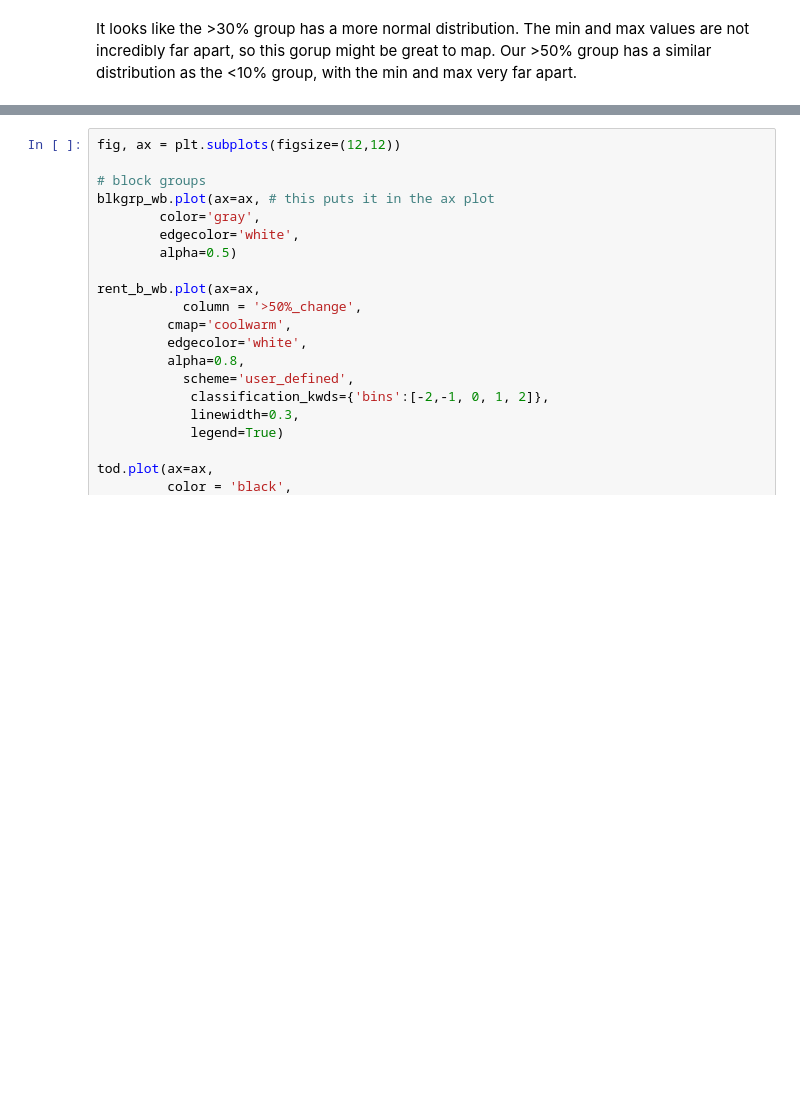
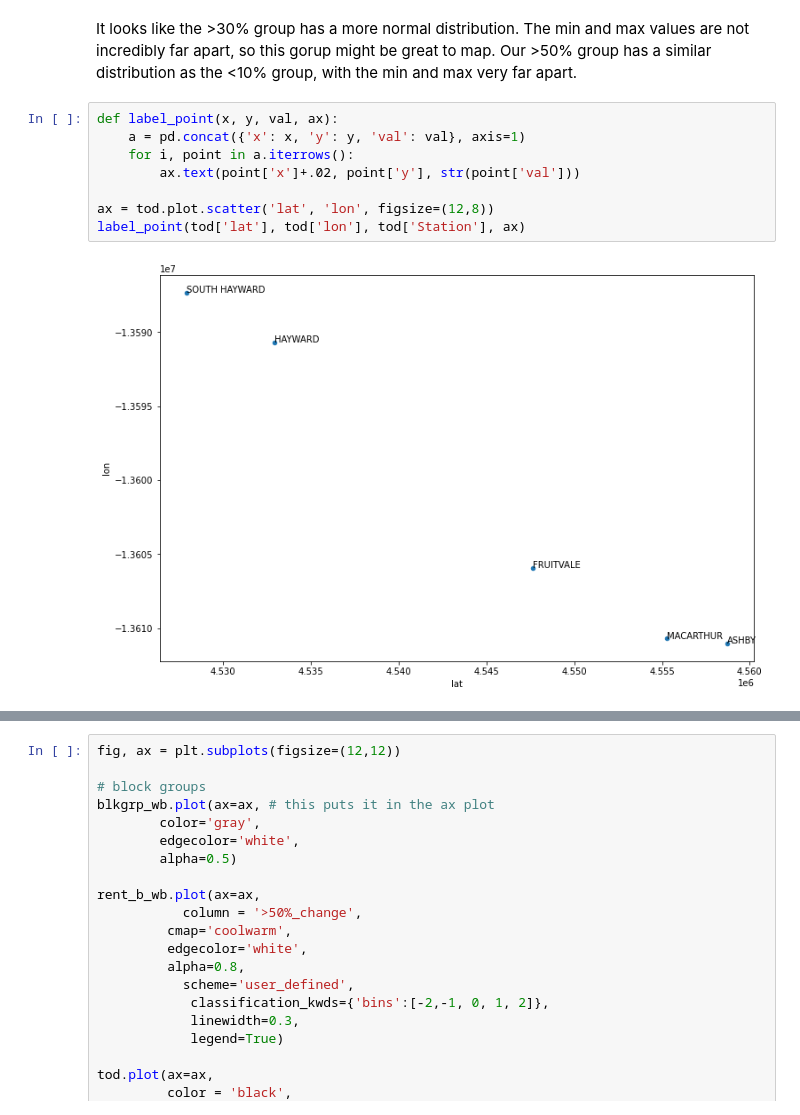
Before and after one commit to nlmatteson/UP206A--Final-Project, a Jupyter notebook: Nicole Wk 9/RB_Analysis.ipynb, the cells around one changed output, grey strips where cells are left out. Drawn from its saved outputs; the diff is of its cells as text; blank space fills up the shorter version.

```diff
--- a/Nicole Wk 9/RB_Analysis.ipynb
+++ b/Nicole Wk 9/RB_Analysis.ipynb
@@ -173,4 +207,14 @@ max        2.256566
 Name: >30%_change, dtype: float64
 # %% [markdown]
 It looks like the >30% group has a more normal distribution. The min and max values are not incredibly far apart, so this gorup might be great to map. Our >50% group has a similar distribution as the <10% group, with the min and max very far apart.
+# %%
+def label_point(x, y, val, ax):
+    a = pd.concat({'x': x, 'y': y, 'val': val}, axis=1)
+    for i, point in a.iterrows():
+        ax.text(point['x']+.02, point['y'], str(point['val']))
+
+ax = tod.plot.scatter('lat', 'lon', figsize=(12,8))
+label_point(tod['lat'], tod['lon'], tod['Station'], ax)
+# %% [output]
+[figure, added]
 # %%
```
Also changed, not shown: parts of 15 cells of this notebook.
